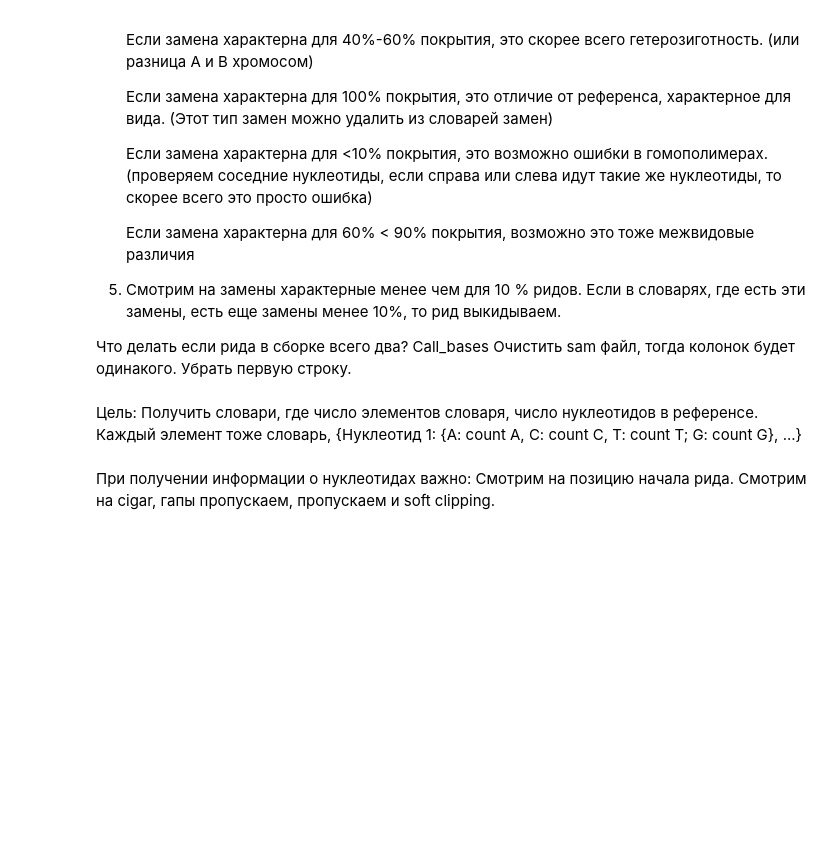
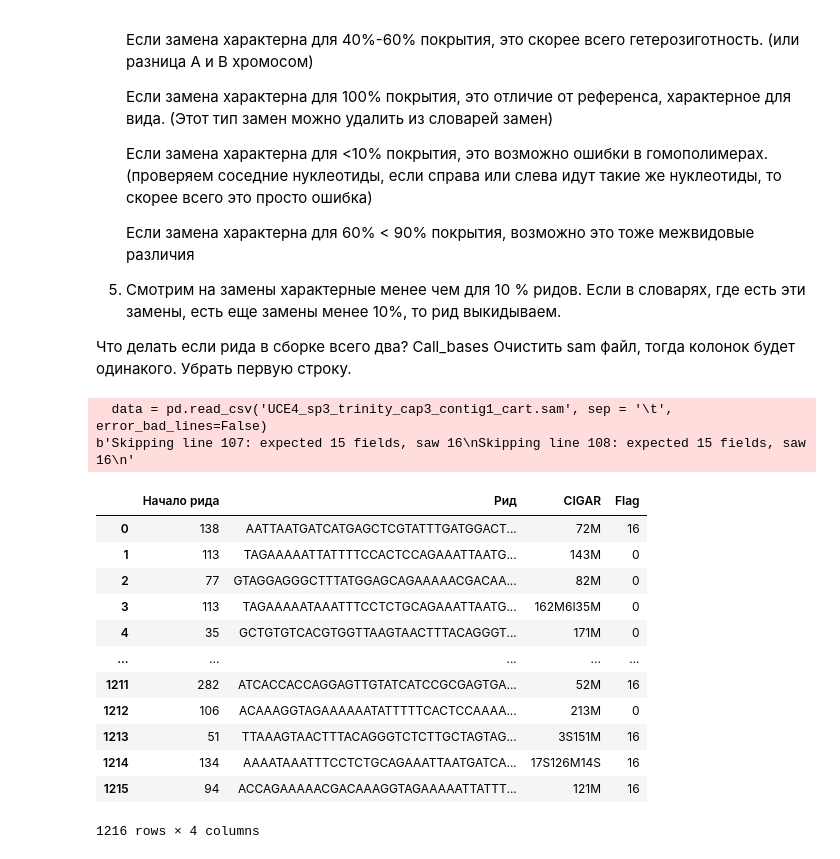
Before and after one commit to serlina1624/Sirius-master, a Jupyter notebook: Скрипт.ipynb, the cells around one changed output. Drawn from its saved outputs; the diff is of its cells as text; code cells hidden in the pictures; blank space fills up the shorter version.

```diff
--- a/Скрипт.ipynb
+++ b/Скрипт.ipynb
@@ -95,20 +95,36 @@ import pandas as pd
 from Bio import SeqIO
 # %%
 # Загружаем файл, берем из него колонки с ридом, и позицией начала рида Флаги!
-def data():
-    data = pd.read_csv('UCE4_sp2_trinity_cap3_contig1_cart.sam', sep = '\t')
-    data = pd.concat([pd.DataFrame([data.columns.values], columns=data.columns), data], ignore_index=True) # сдвигаем данные (название столбцов это часть данных)
+data = pd.read_csv('UCE4_sp3_trinity_cap3_contig1_cart.sam', sep = '\t', error_bad_lines=False)
+data = pd.concat([pd.DataFrame([data.columns.values], columns=data.columns), data], ignore_index=True) # сдвигаем данные (название столбцов это часть данных)
 
 
-    start = data.iloc[:, 3] # столбец из sam, где начало рида
-    seq = data.iloc[:, 9] # столбец из sam c самим ридом
-    cigar = data.iloc[:, 5] # столбец из sam с строкой cigar (ищем гапы)
-    flag = data.iloc[:, 1] # столбец из sam с строкой cigar (ищем гапы)
+start = data.iloc[:, 3] # столбец из sam, где начало рида
+seq = data.iloc[:, 9] # столбец из sam c самим ридом
+cigar = data.iloc[:, 5] # столбец из sam с строкой cigar (ищем гапы)
+flag = data.iloc[:, 1] # столбец из sam с строкой cigar (ищем гапы)
 
-    data =  start.to_frame().join(seq.to_frame()).join(cigar.to_frame()).join(flag.to_frame())
-    data.columns = ['Начало рида', 'Рид', 'CIGAR','Flag']
-    data['Начало рида'].iloc[0] = int(data['Начало рида'].iloc[0])
-    return data
+data =  start.to_frame().join(seq.to_frame()).join(cigar.to_frame()).join(flag.to_frame())
+data.columns = ['Начало рида', 'Рид', 'CIGAR','Flag']
+data['Начало рида'].iloc[0] = int(data['Начало рида'].iloc[0])
+
+data
+# %% [output]
+  data = pd.read_csv('UCE4_sp3_trinity_cap3_contig1_cart.sam', sep = '\t', error_bad_lines=False)
+b'Skipping line 107: expected 15 fields, saw 16\nSkipping line 108: expected 15 fields, saw 16\n'
+|  | Начало рида | Рид | CIGAR | Flag |
+| 0 | 138 | AATTAATGATCATGAGCTCGTATTTGATGGACT... | 72M | 16 |
+| 1 | 113 | TAGAAAAATTATTTTCCACTCCAGAAATTAATG... | 143M | 0 |
+| 2 | 77 | GTAGGAGGGCTTTATGGAGCAGAAAAACGACAA... | 82M | 0 |
+| 3 | 113 | TAGAAAAATAAATTTCCTCTGCAGAAATTAATG... | 162M6I35M | 0 |
+| 4 | 35 | GCTGTGTCACGTGGTTAAGTAACTTTACAGGGT... | 171M | 0 |
+| ... | ... | ... | ... | ... |
+| 1211 | 282 | ATCACCACCAGGAGTTGTATCATCCGCGAGTGA... | 52M | 16 |
+| 1212 | 106 | ACAAAGGTAGAAAAAATATTTTTCACTCCAAAA... | 213M | 0 |
+| 1213 | 51 | TTAAAGTAACTTTACAGGGTCTCTTGCTAGTAG... | 3S151M | 16 |
+| 1214 | 134 | AAAATAAATTTCCTCTGCAGAAATTAATGATCA... | 17S126M14S | 16 |
+| 1215 | 94 | ACCAGAAAAACGACAAAGGTAGAAAAATTATTT... | 121M | 16 |
+1216 rows × 4 columns
 # %%
 # загрузим соответствующий референс
 ref_fasta= SeqIO.parse(open('UCE4_All_Trinity1.fasta'),'fasta')
@@ -118,7 +134,3 @@ ref =[]
 for i in bio_ref:
     ref.append(i)
 #ref
-# %% [markdown]
-Цель: Получить словари, где число элементов словаря, число нуклеотидов в референсе. Каждый элемент тоже словарь, {Нуклеотид 1: {A: count A, C: count C, T: count T; G: count G}, ...}
-# %% [markdown]
-При получении информации о нуклеотидах важно: Смотрим на позицию начала рида. Смотрим на cigar, гапы пропускаем, пропускаем и soft clipping.
```
Also changed, not shown: parts of 11 cells of this notebook, 1 other file.
